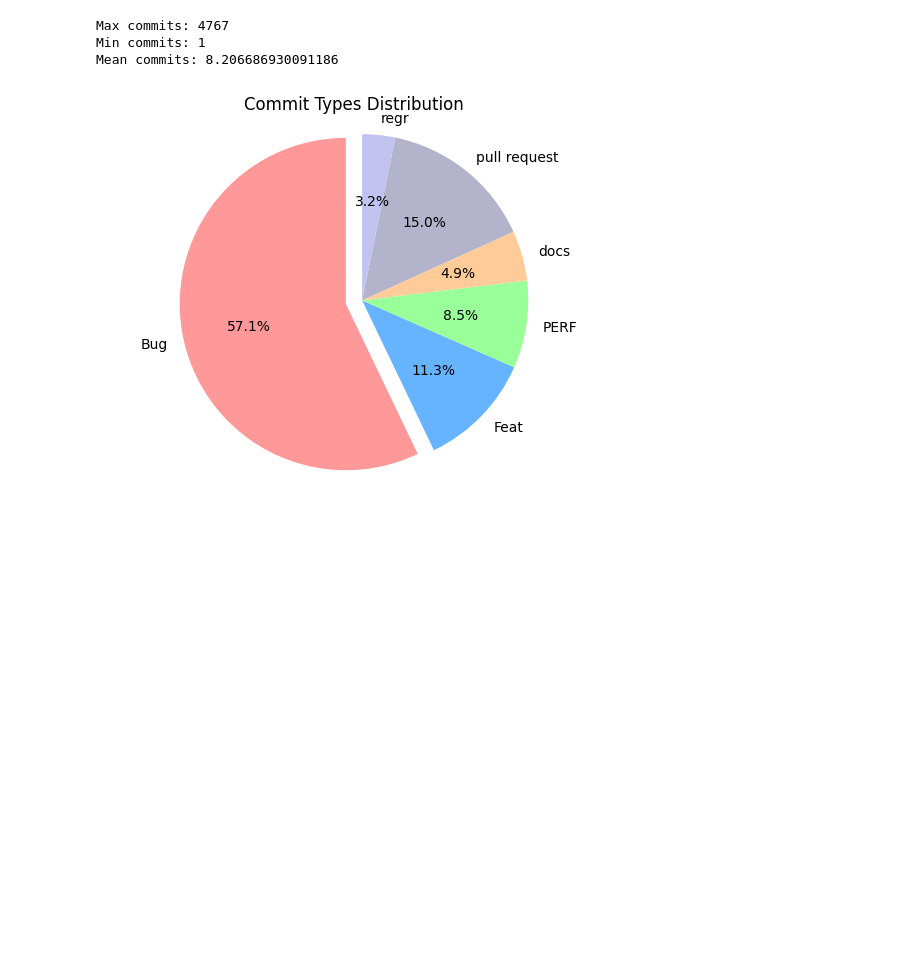
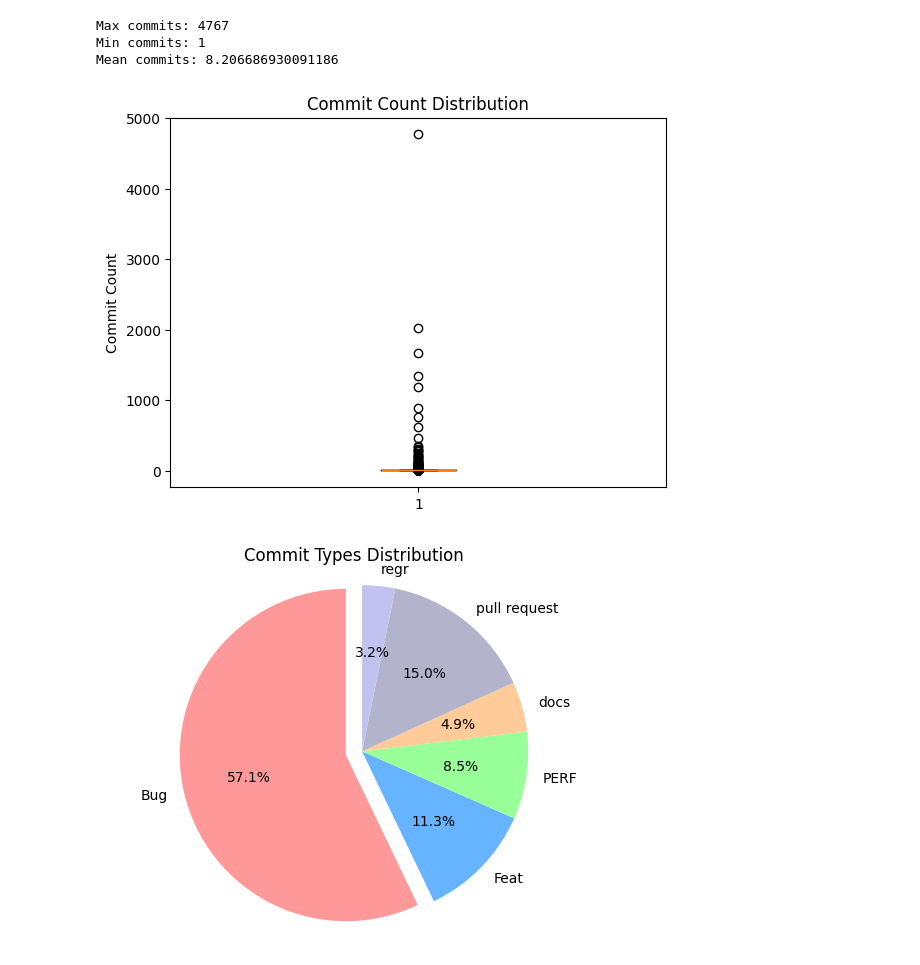
Before and after one commit to wxy2024/2023project, a Jupyter notebook: demo1.ipynb, the cells around one changed output. Drawn from its saved outputs; the diff is of its cells as text; code cells hidden in the pictures; blank space fills up the shorter version.

```diff
--- a/demo1.ipynb
+++ b/demo1.ipynb
@@ -212,6 +204,17 @@ print('Mean commits:', mean_commits)
 Max commits: 4767
 Min commits: 1
 Mean commits: 8.206686930091186
+# %%
+# 提取提交次数数据
+commit_counts = df_grouped3['commit_count']
+
+# 创建箱线图
+plt.boxplot(commit_counts)
+plt.title('Commit Count Distribution')
+plt.ylabel('Commit Count')
+plt.show()
+# %% [output]
+[figure, added]
 # %%
 import re
 
```
Also changed, not shown: parts of 1 cell of this notebook.
